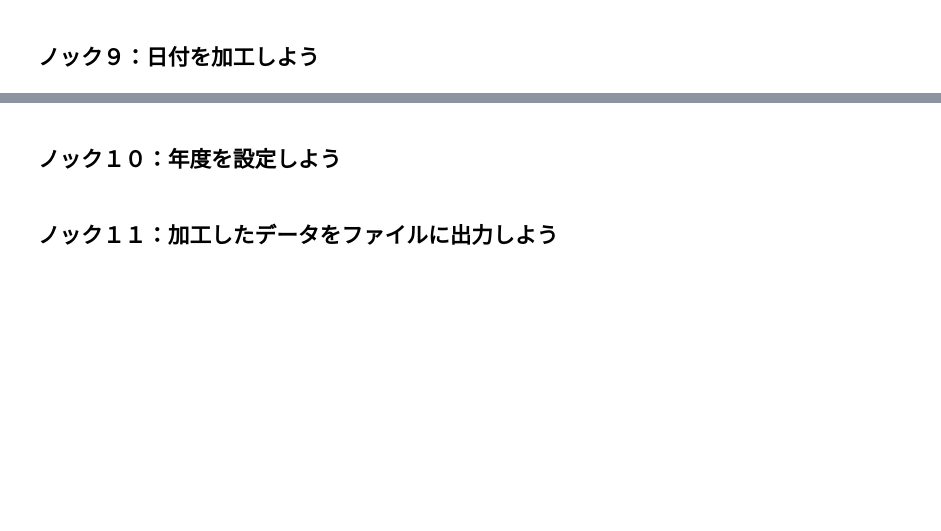
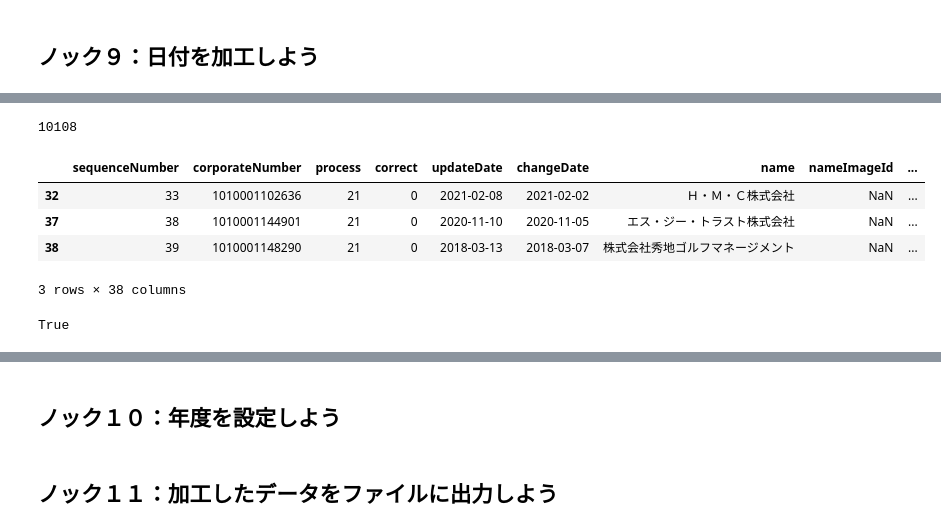
Before and after one commit to BP-Test/01_python_100knock_visualization, a Jupyter notebook: chapter-1/src/1章.ipynb, the cells around one changed output, grey strips where cells are left out. Saved outputs shown, nothing was run; the diff lists cells and outputs as text; code cells hidden in the pictures; blank space fills up the shorter version.

```diff
--- a/chapter-1/src/1章.ipynb
+++ b/chapter-1/src/1章.ipynb
@@ -568,0 +627,4 @@ data.head(3)
+# %%
+data['postCode_head'] = data['postCode'].str[:3]
+print(len(data.columns))
+data.head(3)
@@ -568,0 +638,4 @@ data.head(3)
+# %%
+data['postCode_tail'] = data['postCode'].str[-4:]
+print(len(data.columns))
+data.head(3)
@@ -569,2 +658,7 @@ data.head(3)
 # %% [markdown]
 ## ノック９：日付を加工しよう
+# %%
+dt_columns = ['updateDate', 'changeDate', 'closeDate', 'assignmentDate']
+for col in dt_columns:
+  data[col] = pd.to_datetime(data[col])
+data.dtypes
@@ -570,0 +683,4 @@ data.head(3)
+# %%
+data['corporate_life'] = data['closeDate'] - data['assignmentDate']
+print(len(data.columns))
+data.head(3)
@@ -570,0 +694,15 @@ data.head(3)
+# %%
+tmp = data.loc[data['closeDate'].notna()]
+print(len(tmp))
+tmp.head(3)
+# %% [output]
+10108
+|  | sequenceNumber | corporateNumber | process | correct | updateDate | changeDate | name | nameImageId | ... |
+| 32 | 33 | 1010001102636 | 21 | 0 | 2021-02-08 | 2021-02-02 | Ｈ・Ｍ・Ｃ株式会社 | NaN | ... |
+| 37 | 38 | 1010001144901 | 21 | 0 | 2020-11-10 | 2020-11-05 | エス・ジー・トラスト株式会社 | NaN | ... |
+| 38 | 39 | 1010001148290 | 21 | 0 | 2018-03-13 | 2018-03-07 | 株式会社秀地ゴルフマネージメント | NaN | ... |
+3 rows × 38 columns
+# %%
+len(data.loc[data['closeCause'].notna()]) == len(data.loc[data['closeDate'].notna()])
+# %% [output]
+True
```
Also changed, not shown: parts of 15 cells of this notebook.
